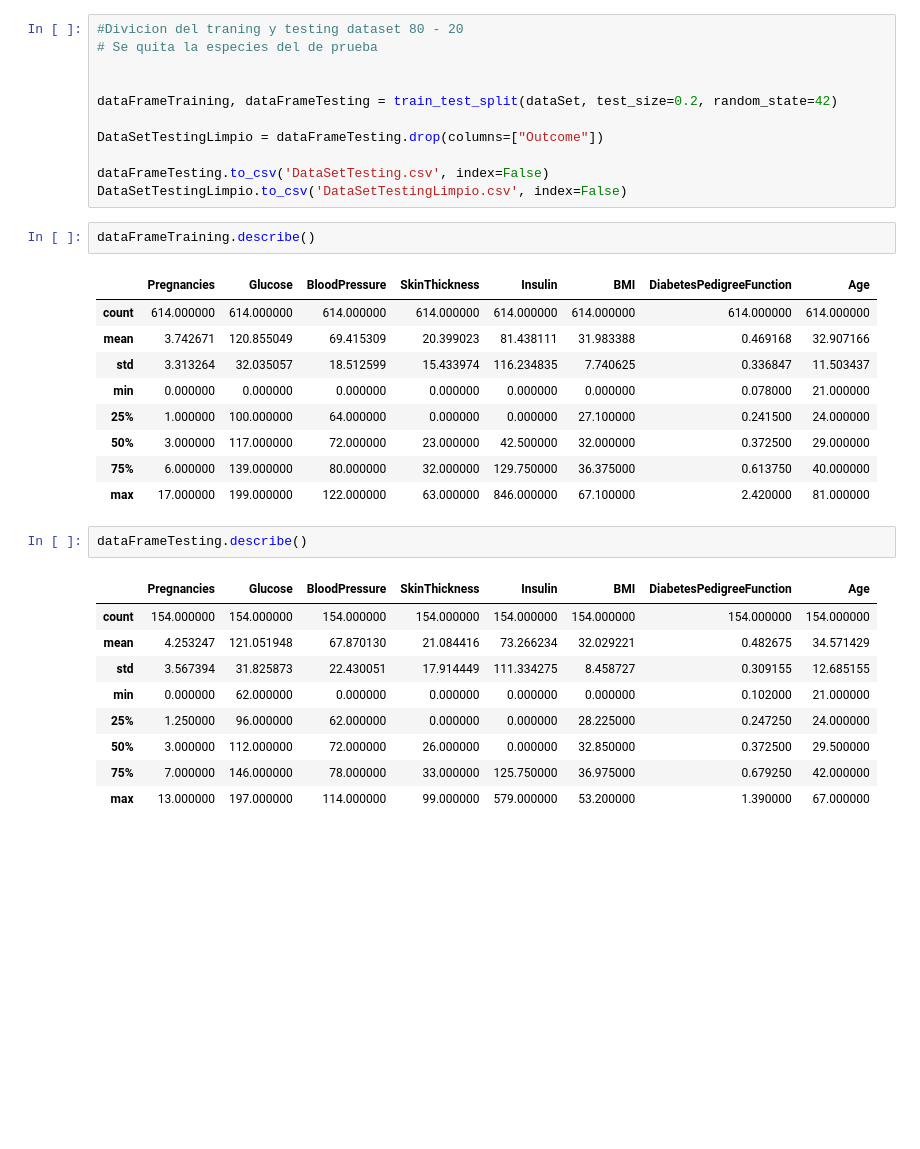
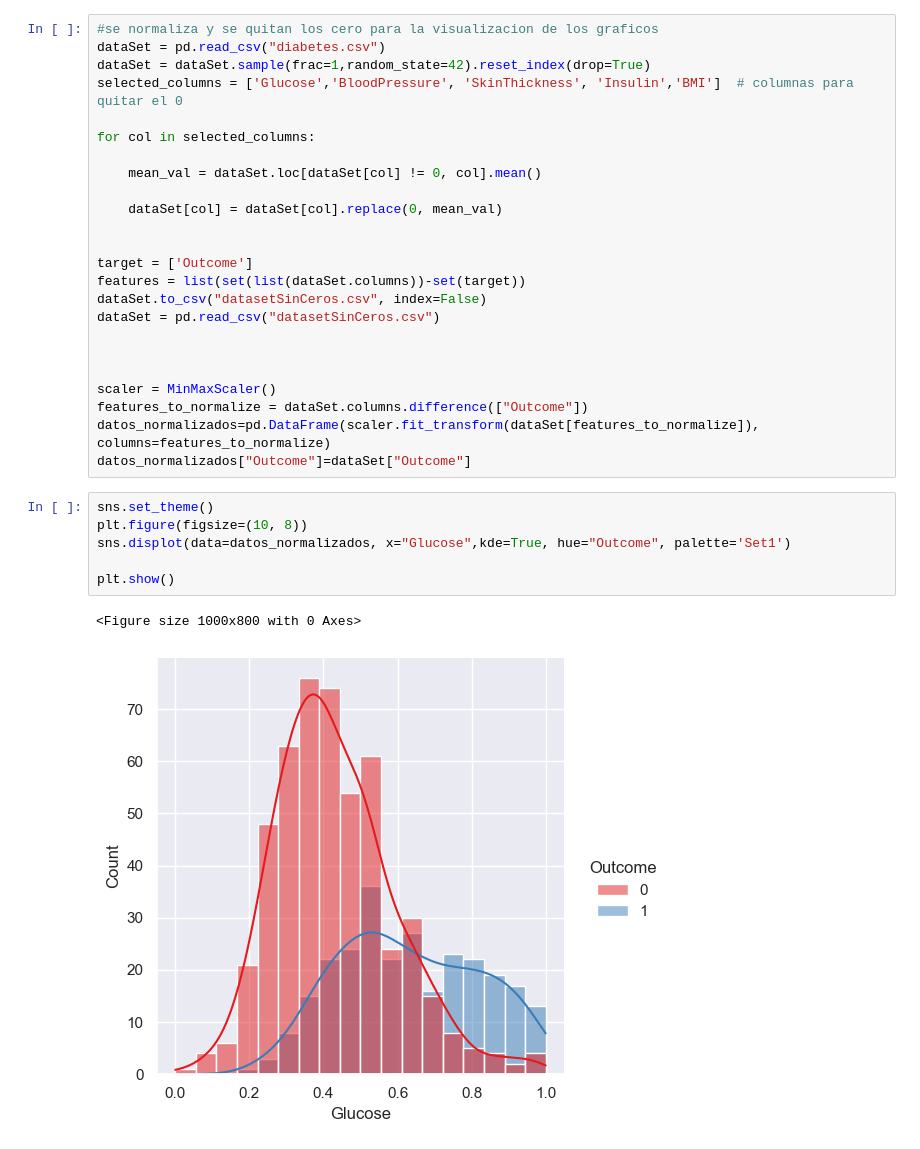
Before and after one commit to Sebascam9814/ProyectoIA, a Jupyter notebook: VisualizacionDatosDiabetes.ipynb, the cells around one changed output. Cells and saved outputs as stored; diff of their text form; blank space fills up the shorter version.

```diff
--- a/VisualizacionDatosDiabetes.ipynb
+++ b/VisualizacionDatosDiabetes.ipynb
@@ -100,35 +110,33 @@ plt.show()
-# %%
-#Divicion del traning y testing dataset 80 - 20
-# Se quita la especies del de prueba
-
-
-dataFrameTraining, dataFrameTesting = train_test_split(dataSet, test_size=0.2, random_state=42)
-
-DataSetTestingLimpio = dataFrameTesting.drop(columns=["Outcome"])
-
-dataFrameTesting.to_csv('DataSetTesting.csv', index=False)
-DataSetTestingLimpio.to_csv('DataSetTestingLimpio.csv', index=False)
-# %%
-dataFrameTraining.describe()
-# %% [output]
-|  | Pregnancies | Glucose | BloodPressure | SkinThickness | Insulin | BMI | DiabetesPedigreeFunction | Age |
-| count | 614.000000 | 614.000000 | 614.000000 | 614.000000 | 614.000000 | 614.000000 | 614.000000 | 614.000000 |
-| mean | 3.742671 | 120.855049 | 69.415309 | 20.399023 | 81.438111 | 31.983388 | 0.469168 | 32.907166 |
-| std | 3.313264 | 32.035057 | 18.512599 | 15.433974 | 116.234835 | 7.740625 | 0.336847 | 11.503437 |
-| min | 0.000000 | 0.000000 | 0.000000 | 0.000000 | 0.000000 | 0.000000 | 0.078000 | 21.000000 |
-| 25% | 1.000000 | 100.000000 | 64.000000 | 0.000000 | 0.000000 | 27.100000 | 0.241500 | 24.000000 |
-| 50% | 3.000000 | 117.000000 | 72.000000 | 23.000000 | 42.500000 | 32.000000 | 0.372500 | 29.000000 |
-| 75% | 6.000000 | 139.000000 | 80.000000 | 32.000000 | 129.750000 | 36.375000 | 0.613750 | 40.000000 |
-| max | 17.000000 | 199.000000 | 122.000000 | 63.000000 | 846.000000 | 67.100000 | 2.420000 | 81.000000 |
-# %%
-dataFrameTesting.describe()
-# %% [output]
-|  | Pregnancies | Glucose | BloodPressure | SkinThickness | Insulin | BMI | DiabetesPedigreeFunction | Age |
-| count | 154.000000 | 154.000000 | 154.000000 | 154.000000 | 154.000000 | 154.000000 | 154.000000 | 154.000000 |
-| mean | 4.253247 | 121.051948 | 67.870130 | 21.084416 | 73.266234 | 32.029221 | 0.482675 | 34.571429 |
-| std | 3.567394 | 31.825873 | 22.430051 | 17.914449 | 111.334275 | 8.458727 | 0.309155 | 12.685155 |
-| min | 0.000000 | 62.000000 | 0.000000 | 0.000000 | 0.000000 | 0.000000 | 0.102000 | 21.000000 |
-| 25% | 1.250000 | 96.000000 | 62.000000 | 0.000000 | 0.000000 | 28.225000 | 0.247250 | 24.000000 |
-| 50% | 3.000000 | 112.000000 | 72.000000 | 26.000000 | 0.000000 | 32.850000 | 0.372500 | 29.500000 |
-| 75% | 7.000000 | 146.000000 | 78.000000 | 33.000000 | 125.750000 | 36.975000 | 0.679250 | 42.000000 |
-| max | 13.000000 | 197.000000 | 114.000000 | 99.000000 | 579.000000 | 53.200000 | 1.390000 | 67.000000 |
+# %%
+#se normaliza y se quitan los cero para la visualizacion de los graficos
+dataSet = pd.read_csv("diabetes.csv")
+dataSet = dataSet.sample(frac=1,random_state=42).reset_index(drop=True)
+selected_columns = ['Glucose','BloodPressure', 'SkinThickness', 'Insulin','BMI']  # columnas para quitar el 0
+
+for col in selected_columns:
+
+    mean_val = dataSet.loc[dataSet[col] != 0, col].mean()
+
+    dataSet[col] = dataSet[col].replace(0, mean_val)
+
+
+target = ['Outcome']
+features = list(set(list(dataSet.columns))-set(target))
+dataSet.to_csv("datasetSinCeros.csv", index=False)
+dataSet = pd.read_csv("datasetSinCeros.csv")
+
+
+
+scaler = MinMaxScaler()
+features_to_normalize = dataSet.columns.difference(["Outcome"])
+datos_normalizados=pd.DataFrame(scaler.fit_transform(dataSet[features_to_normalize]), columns=features_to_normalize)
+datos_normalizados["Outcome"]=dataSet["Outcome"]
+# %%
+sns.set_theme()
+plt.figure(figsize=(10, 8))
+sns.displot(data=datos_normalizados, x="Glucose",kde=True, hue="Outcome", palette='Set1')
+
+plt.show()
+# %% [output]
+<Figure size 1000x800 with 0 Axes>
+[figure, added]
```
Also changed, not shown: parts of 13 cells of this notebook, 9 other files.
